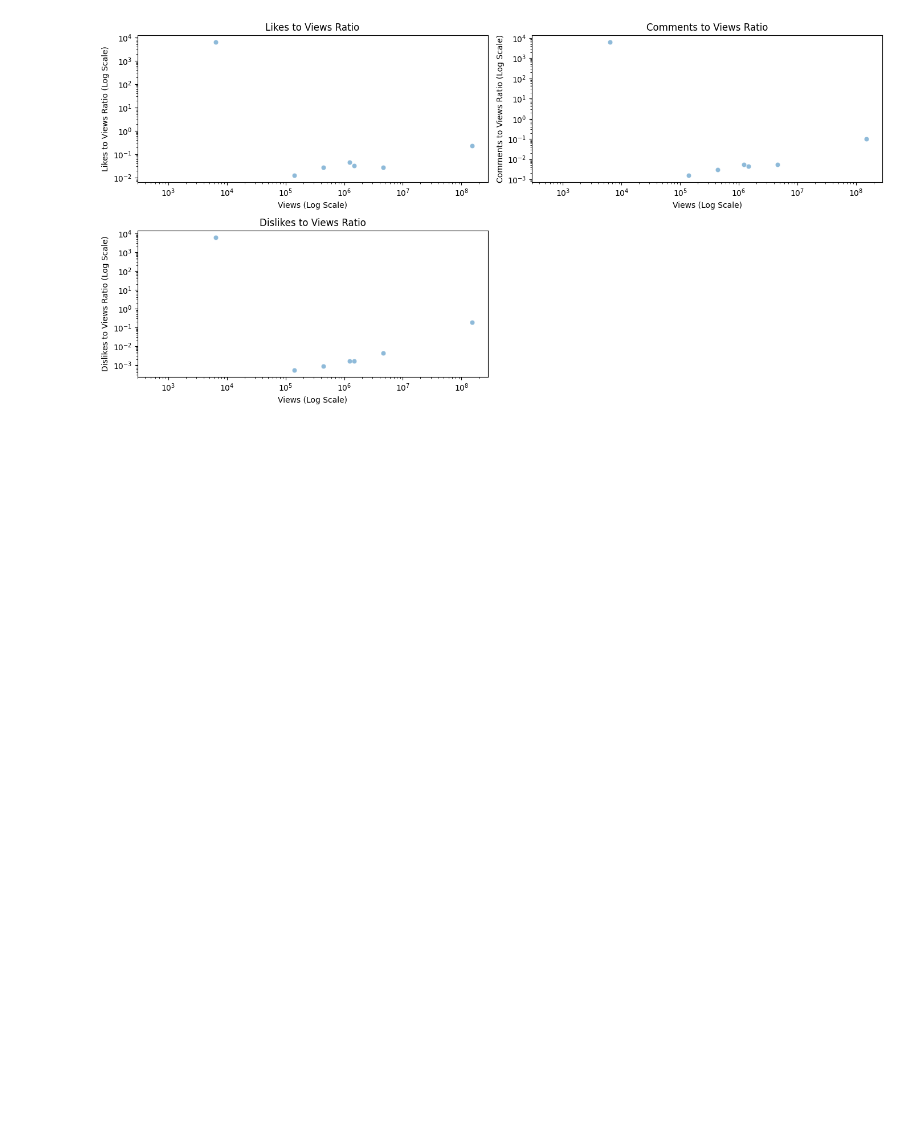
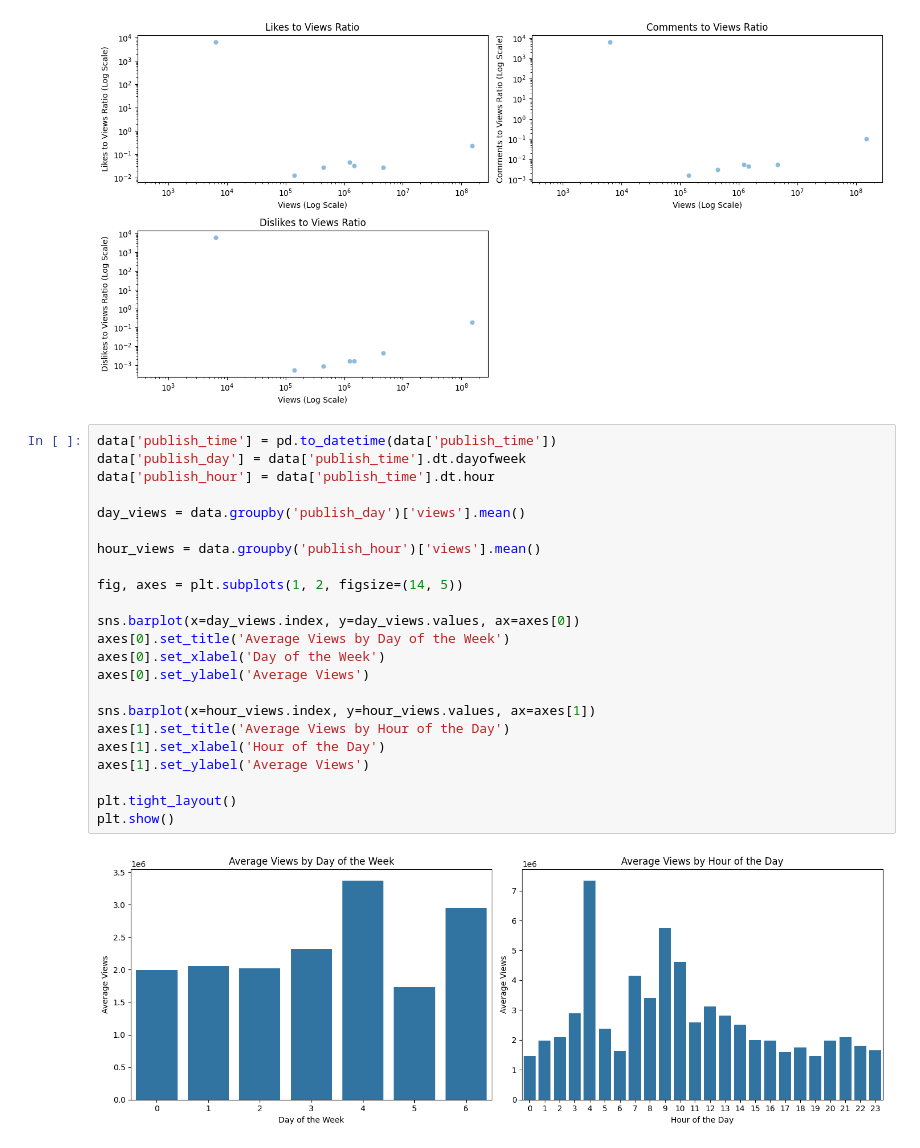
Before and after one commit to AvdylDemukajj/YoutubeTrandingVideos, a Jupyter notebook: index.ipynb, the cells around one changed output. Saved outputs shown, nothing was run; the diff lists cells and outputs as text; blank space fills up the shorter version.

Commit message:
"Analyzed average views based on day of the week and hour of the day using bar plots"

```diff
--- a/index.ipynb
+++ b/index.ipynb
@@ -238,3 +238,28 @@ plt.tight_layout()
 plt.show()
 # %% [output]
 [figure]
+# %%
+data['publish_time'] = pd.to_datetime(data['publish_time'])
+data['publish_day'] = data['publish_time'].dt.dayofweek
+data['publish_hour'] = data['publish_time'].dt.hour
+
+day_views = data.groupby('publish_day')['views'].mean()
+
+hour_views = data.groupby('publish_hour')['views'].mean()
+
+fig, axes = plt.subplots(1, 2, figsize=(14, 5))
+
+sns.barplot(x=day_views.index, y=day_views.values, ax=axes[0])
+axes[0].set_title('Average Views by Day of the Week')
+axes[0].set_xlabel('Day of the Week')
+axes[0].set_ylabel('Average Views')
+
+sns.barplot(x=hour_views.index, y=hour_views.values, ax=axes[1])
+axes[1].set_title('Average Views by Hour of the Day')
+axes[1].set_xlabel('Hour of the Day')
+axes[1].set_ylabel('Average Views')
+
+plt.tight_layout()
+plt.show()
+# %% [output]
+[figure, added]
```
